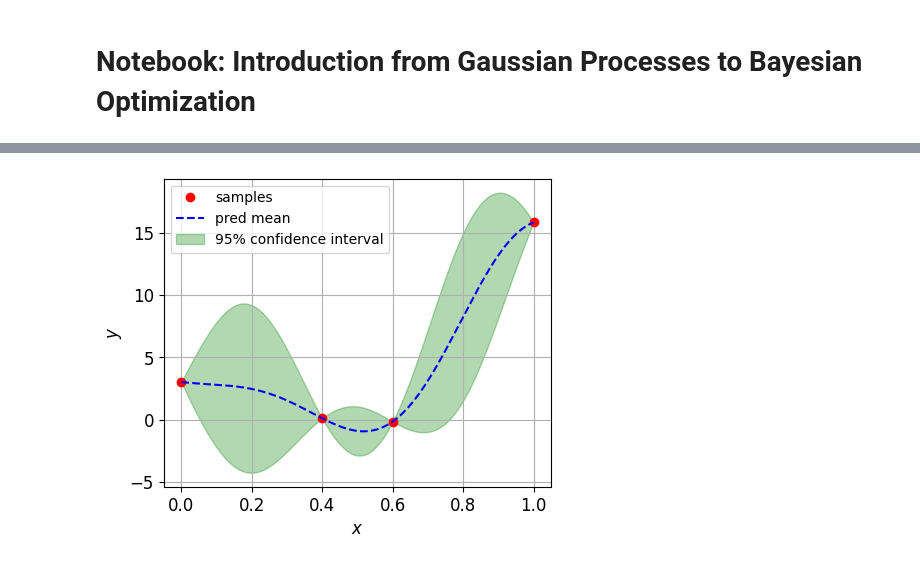
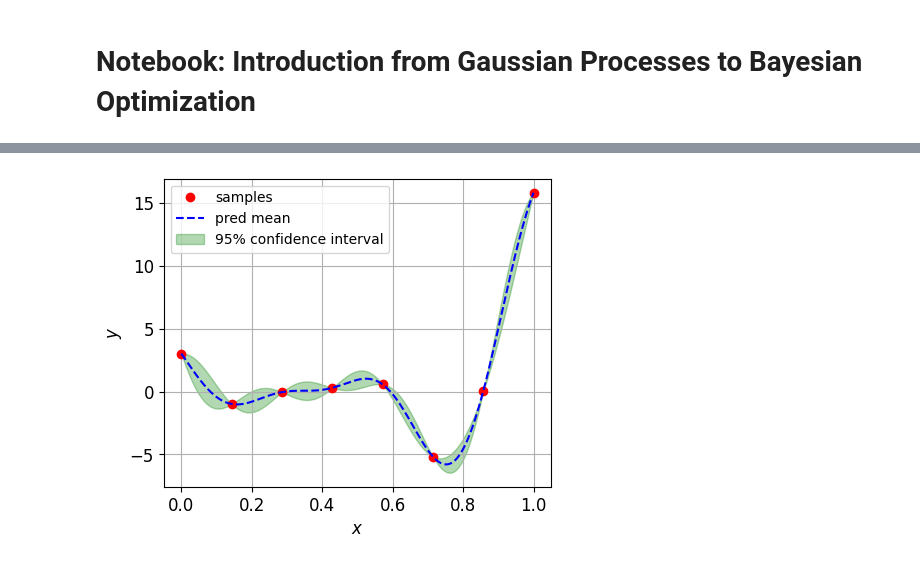
Before and after one commit to JiaxiangYi96/mfpml, a Jupyter notebook: tutorials/from_gp_to_bo.ipynb, the cells around one changed output, grey strips where cells are left out. Cells and saved outputs as stored; diff of their text form; code cells hidden in the pictures.

```diff
--- a/tutorials/from_gp_to_bo.ipynb
+++ b/tutorials/from_gp_to_bo.ipynb
@@ -74,25 +88,26 @@ from mfpml.problems.singlefidelity_functions import Forrester
 # %%
 # define function
 func = Forrester()
 
 # initialize sampler
 
-x = np.array([0.0, 0.4, 0.6, 1.0]).reshape((-1, 1))
+# x = np.array([0.0, 0.4, 0.6, 1.0]).reshape((-1, 1))
+x = np.linspace(0, 1, 8, endpoint=True).reshape((-1, 1))
 test_x = np.linspace(0, 1, 1001, endpoint=True).reshape(-1, 1)
 
 # get the function value
 y = func.f(x)
 test_y = func.f(test_x)
 
 # train the model
-model = Kriging(design_space=func._input_domain)
-model.train(x, y)
-sf_pre, sf_std = model.predict(test_x, return_std=True)
+kriging = Kriging(design_space=func._input_domain)
+kriging.train(x, y)
+sf_pre, sf_std = kriging.predict(test_x, return_std=True)
 
 # plot the result
-model.plot_prediction(figsize=(5, 4))
+kriging.plot_prediction(figsize=(5, 4))
 # %% [output]
-[figure, old version]
+[figure, new version]
 # %%
 # to explore some important parameters
 # estimated mean value
```
Also changed, not shown: parts of 23 cells of this notebook, 2 other files.
